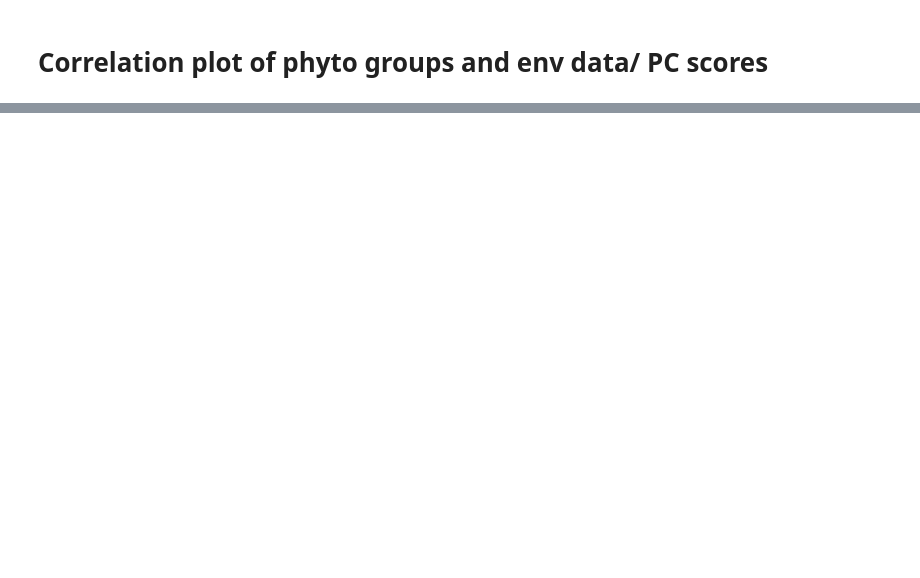
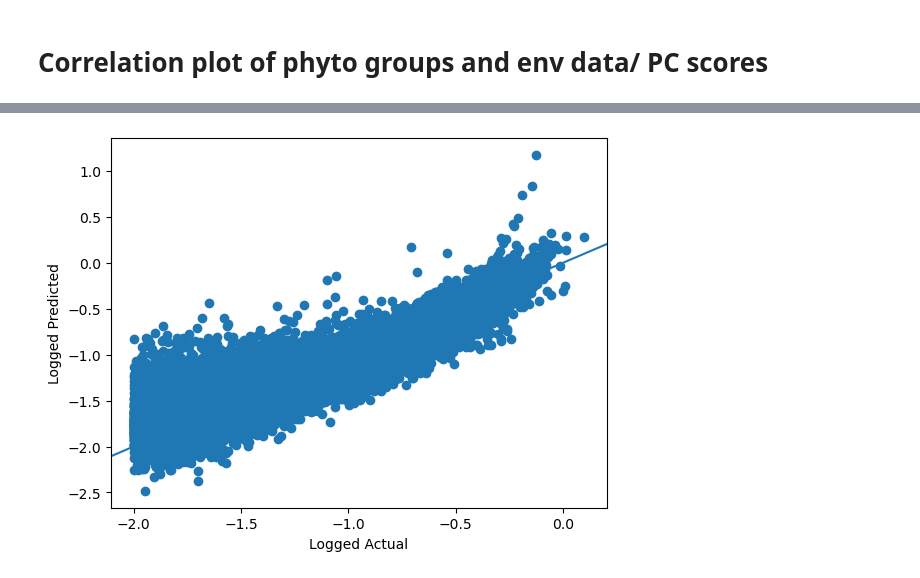
Before and after one commit to aewindle110/PCC_OASIM, a Jupyter notebook: 3_MLR_cross_validation.ipynb, the cells around one changed output, grey strips where cells are left out. Drawn from its saved outputs; the diff is of its cells as text; code cells hidden in the pictures; blank space fills up the shorter version.

```diff
--- a/3_MLR_cross_validation.ipynb
+++ b/3_MLR_cross_validation.ipynb
@@ -452,0 +431,81 @@ print(score)
+# %%
+dia_coefs_all = []
+dia_intercept_all = []
+dia_r2_scores = []
+dia_bias_scores = []
+dia_mae_scores = []
+
+print(len(dia_dat))
+dia_dat_x = dia_dat.iloc[:,7:29]
+print('min', dia_dat.tot.min())
+print('mean', dia_dat.tot.mean())
+print('max', dia_dat.tot.max())
+
+x_train, x_test, y_train, y_test = train_test_split(dia_dat_x, dia_dat.log_dia,
+                                                    test_size=0.5, random_state=42)
+
+sfs = SequentialFeatureSelector(linear_model.LinearRegression(),
+                            n_features_to_select='auto',
+                            direction='backward', scoring = 'r2',
+                            n_jobs=40, cv=5)
+
+dia_selected_features = sfs.fit(x_train, y_train)
+dia_selected_features = x_train.loc[:, dia_selected_features.support_].columns
+print(dia_selected_features)
+
+kf = ShuffleSplit(n_splits=10, test_size=0.2)
+
+for train_index, test_index in kf.split(dia_dat_x):
+
+   # Split the data into training and test sets
+    x_train, x_test = dia_dat_x.iloc[train_index], dia_dat_x.iloc[test_index]
+    y_train, y_test = dia_dat.log_dia.iloc[train_index], dia_dat.log_dia.iloc[test_index]
+
+    x_train_selected = x_train.loc[:, dia_selected_features]
+
+    linreg=linear_model.LinearRegression()
+    linreg.fit(x_train_selected, y_train)
+    y_pred = linreg.predict(x_test.loc[:, dia_selected_features])
+
+    coefs = linreg.coef_
+    intercept = linreg.intercept_
+    r2score = r2_score(y_test, y_pred)
+    bias = np.nansum((y_pred - y_test))/len(y_test)
+    mae = np.nansum(np.abs((y_pred - y_test)))/len(y_test)
+
+    dia_coefs_all.append(coefs)
+    dia_intercept_all.append(intercept)
+    dia_r2_scores.append(r2score)
+    dia_bias_scores.append(bias)
+    dia_mae_scores.append(mae)
+
+dia_coefs = np.mean(dia_coefs_all, axis=0)
+print('coefs:', dia_coefs)
+dia_int = np.mean(dia_intercept_all)
+print('int:', dia_int)
+dia_r2 = np.mean(dia_r2_scores)
+print('mean r2:', dia_r2)
+dia_bias = np.mean(dia_bias_scores)
+print('mean bias:', dia_bias)
+dia_mae = np.mean(dia_mae_scores)
+print('mean mae:', dia_mae)
+
+fig, ax = plt.subplots()
+scatter = ax.scatter(y_test, y_pred)
+ax.set_xlabel('Logged Actual')
+ax.set_ylabel('Logged Predicted')
+ax.axline((0, 0), slope=1)
+plt.show()
+
+plt.figure(2)
+fig, ax = plt.subplots()
+scatter = ax.scatter((10**y_test), (10**y_pred))
+ax.set_xlabel('Actual')
+ax.set_ylabel('Predicted')
+ax.axline((0, 0), slope=1)
+plt.show()
+
+dia = pd.DataFrame({'selected_features':dia_selected_features, 'coefs':dia_coefs,
+              'int':np.array([dia_int]*len(dia_selected_features))})
+dia.to_csv('/glusteruser/awindled/dia.csv')
+# %% [output]
@@ -452,0 +526 @@ print(score)
+[figure, added]
```
Also changed, not shown: parts of 51 cells of this notebook, 4 other files.
